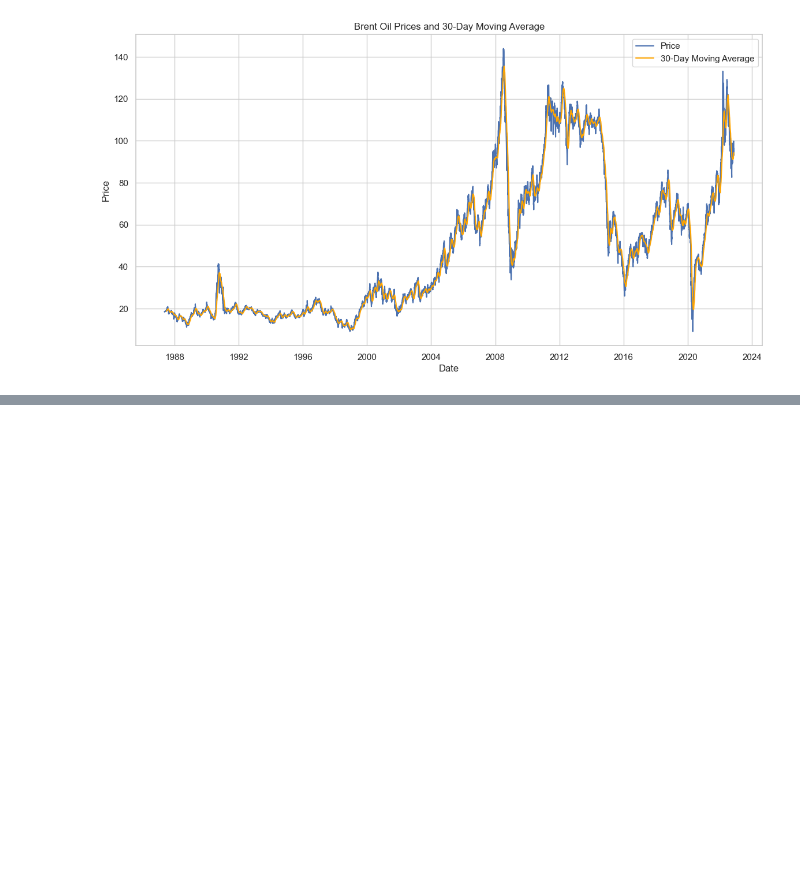
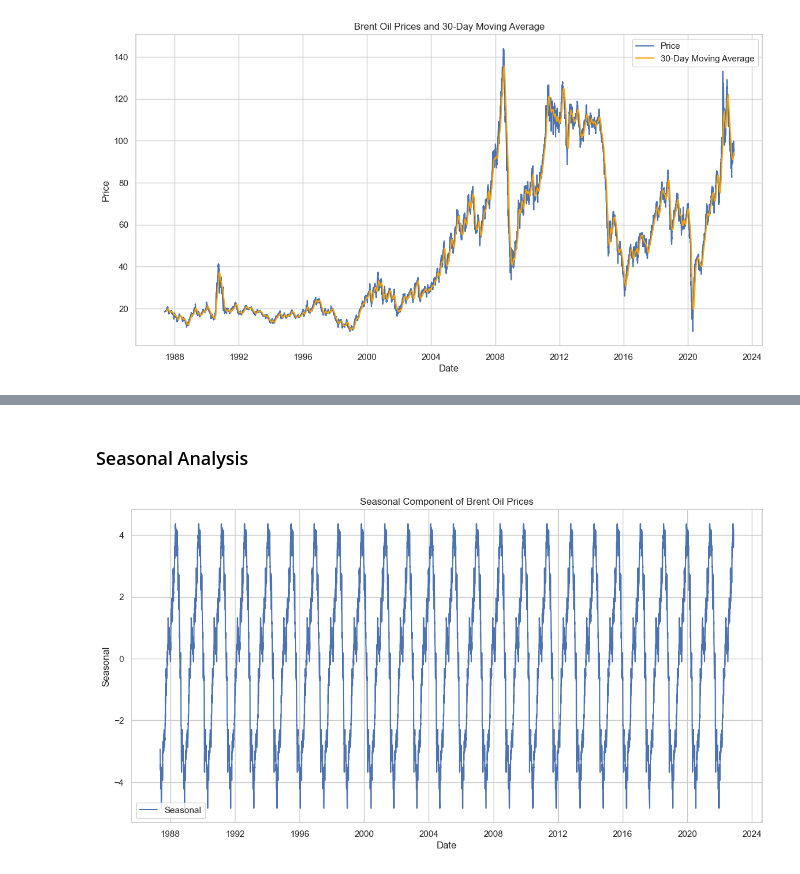
Before and after one commit to matidesalegn/brent-oil-analysis, a Jupyter notebook: notebooks/01_data_exploration.ipynb, the cells around one changed output, grey strips where cells are left out. Cells and saved outputs as stored; diff of their text form; code cells hidden in the pictures; blank space fills up the shorter version.

```diff
--- a/notebooks/01_data_exploration.ipynb
+++ b/notebooks/01_data_exploration.ipynb
@@ -133,0 +175,13 @@ plt.show()
+# %% [markdown]
+### Seasonal Analysis
+# %%
+# Plot seasonal component
+plt.figure(figsize=(14, 7))
+plt.plot(data_clean['Date'], decomposition.seasonal, label='Seasonal')
+plt.title('Seasonal Component of Brent Oil Prices')
+plt.xlabel('Date')
+plt.ylabel('Seasonal')
+plt.legend()
+plt.show()
+# %% [output]
+[figure, added]
```
Also changed, not shown: parts of 13 cells of this notebook, 1 other file.
